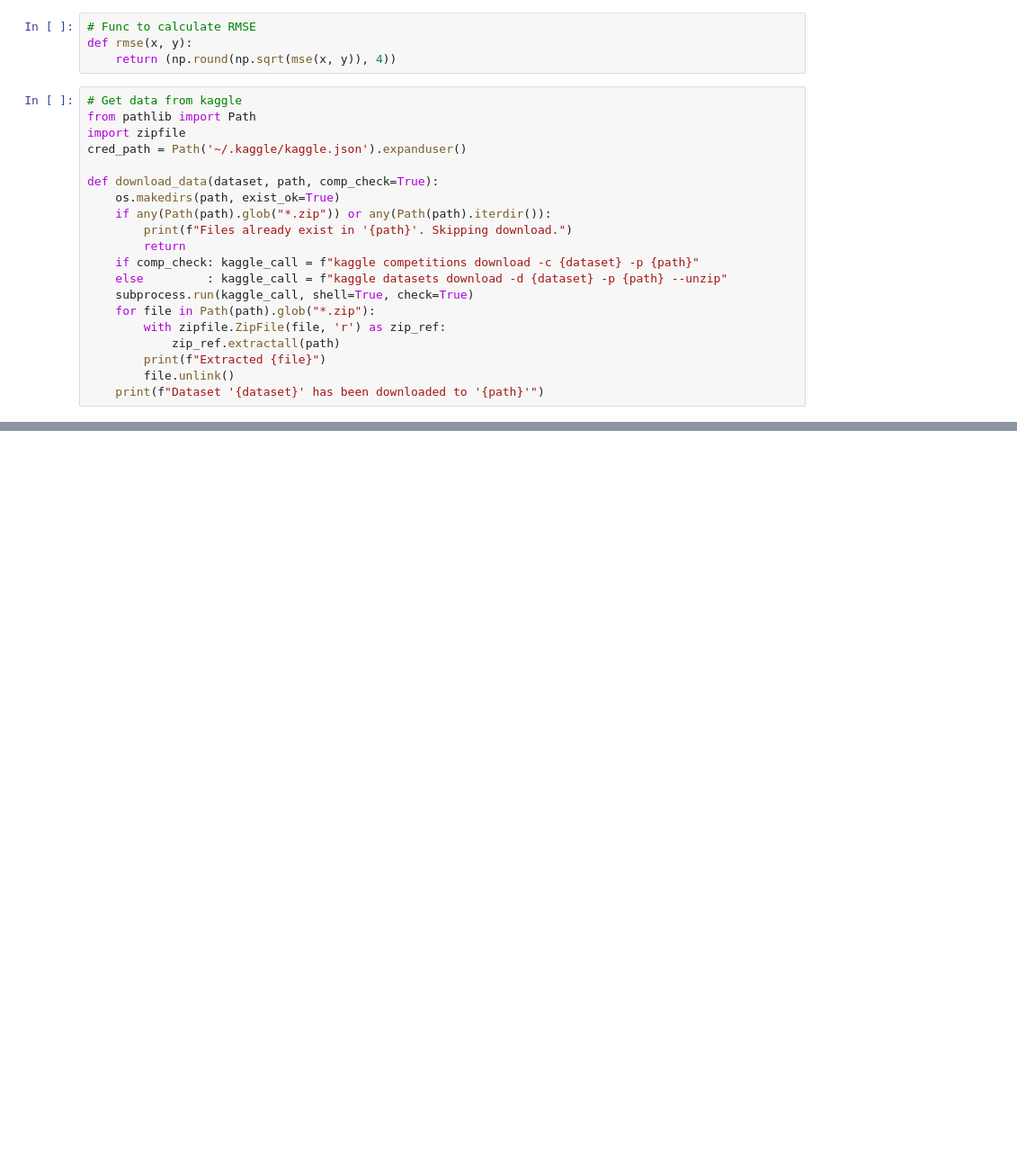
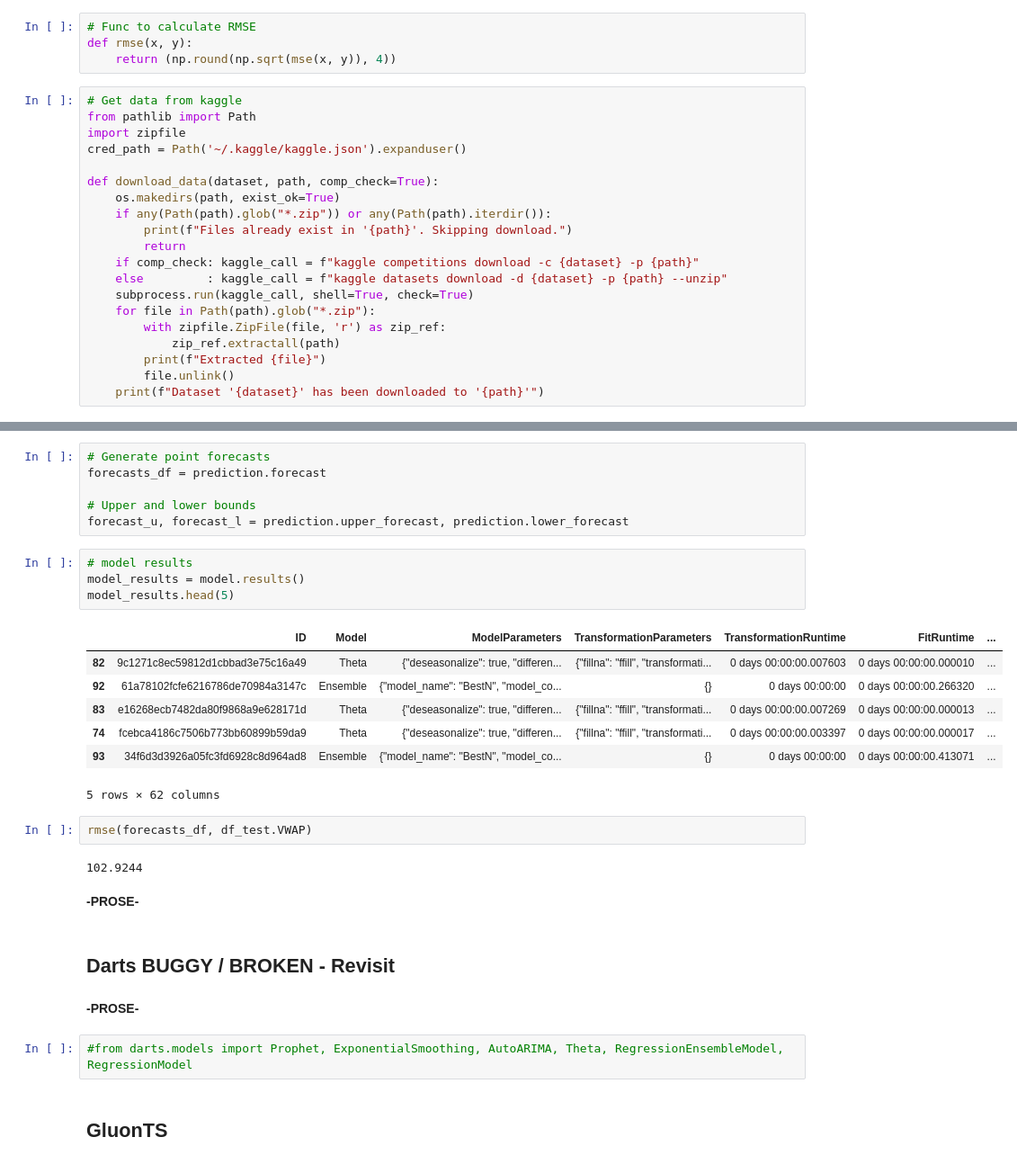
Before and after one commit to bachaudhry/time_series, a Jupyter notebook: ts_with_k/07_Package_Tests.ipynb, the cells around one changed output, grey strips where cells are left out. Shown at 90% size. Drawn from its saved outputs; the diff is of its cells as text; blank space fills up the shorter version.

```diff
--- a/ts_with_k/07_Package_Tests.ipynb
+++ b/ts_with_k/07_Package_Tests.ipynb
@@ -57,0 +242,32 @@ def download_data(dataset, path, comp_check=True):
+# %%
+# Generate point forecasts
+forecasts_df = prediction.forecast
+
+# Upper and lower bounds
+forecast_u, forecast_l = prediction.upper_forecast, prediction.lower_forecast
+# %%
+# model results
+model_results = model.results()
+model_results.head(5)
+# %% [output]
+|  | ID | Model | ModelParameters | TransformationParameters | TransformationRuntime | FitRuntime | ... |
+| 82 | 9c1271c8ec59812d1cbbad3e75c16a49 | Theta | {"deseasonalize": true, "differen... | {"fillna": "ffill", "transformati... | 0 days 00:00:00.007603 | 0 days 00:00:00.000010 | ... |
+| 92 | 61a78102fcfe6216786de70984a3147c | Ensemble | {"model_name": "BestN", "model_co... | {} | 0 days 00:00:00 | 0 days 00:00:00.266320 | ... |
+| 83 | e16268ecb7482da80f9868a9e628171d | Theta | {"deseasonalize": true, "differen... | {"fillna": "ffill", "transformati... | 0 days 00:00:00.007269 | 0 days 00:00:00.000013 | ... |
+| 74 | fcebca4186c7506b773bb60899b59da9 | Theta | {"deseasonalize": true, "differen... | {"fillna": "ffill", "transformati... | 0 days 00:00:00.003397 | 0 days 00:00:00.000017 | ... |
+| 93 | 34f6d3d3926a05fc3fd6928c8d964ad8 | Ensemble | {"model_name": "BestN", "model_co... | {} | 0 days 00:00:00 | 0 days 00:00:00.413071 | ... |
+5 rows × 62 columns
+# %%
+rmse(forecasts_df, df_test.VWAP)
+# %% [output]
+102.9244
+# %% [markdown]
+**-PROSE-**
+# %% [markdown]
+## **Darts** BUGGY / BROKEN -  Revisit
+# %% [markdown]
+**-PROSE-**
+# %%
+#from darts.models import Prophet, ExponentialSmoothing, AutoARIMA, Theta, RegressionEnsembleModel, RegressionModel
+# %% [markdown]
+## **GluonTS**
```
Also changed, not shown: parts of 16 cells of this notebook.
